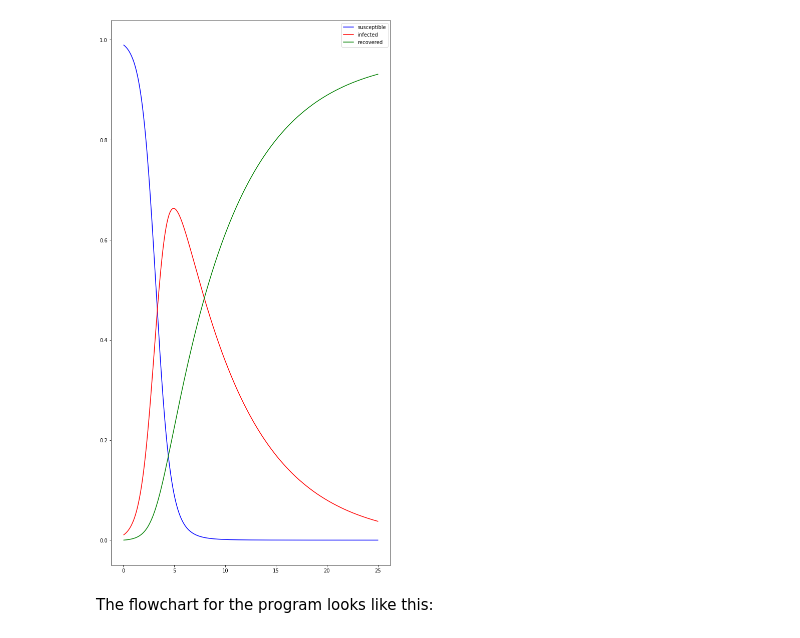
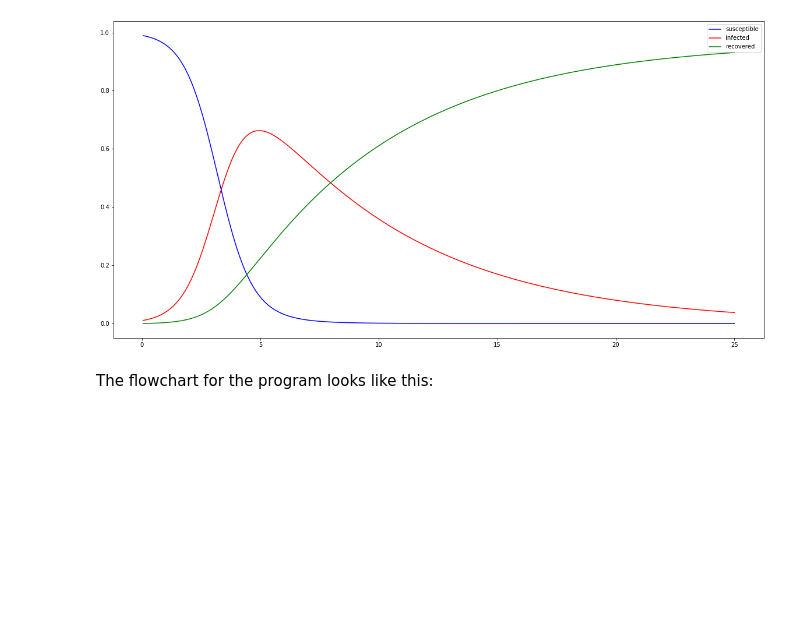
Before and after one commit to Jex-y/Epidemic, a Jupyter notebook: Epidemic-Procedural.ipynb, the cells around one changed output. Saved outputs shown, nothing was run; the diff lists cells and outputs as text; code cells hidden in the pictures; blank space fills up the shorter version.

```diff
--- a/Epidemic-Procedural.ipynb
+++ b/Epidemic-Procedural.ipynb
@@ -44,13 +44,12 @@ while time <= max_time:
     index += 1
 # %%
 # Graphing the values over time.
-fig =plt.figure(figsize=(20, 10))
 plt.plot(log[:,0], log[:,1], color = "blue")  # Suceptible
 plt.plot(log[:,0], log[:,2], color = "red")   # Infected
 plt.plot(log[:,0], log[:,3], color = "green") # Recovered
 _  = plt.legend(["susceptible","infected","recovered"])
 # %% [output]
-[figure, old version]
+[figure, new version]
 # %% [markdown]
 The flowchart for the program looks like this:
 # %%
```
Also changed, not shown: parts of 2 cells of this notebook.
